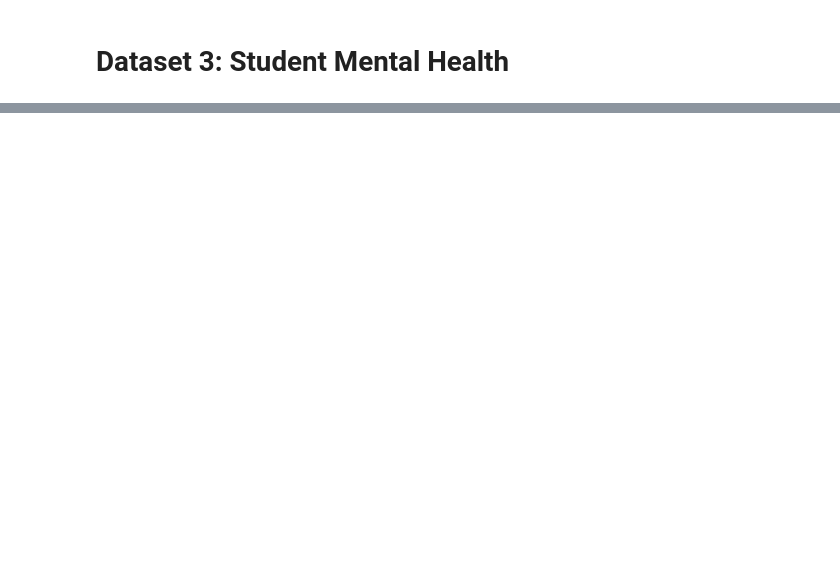
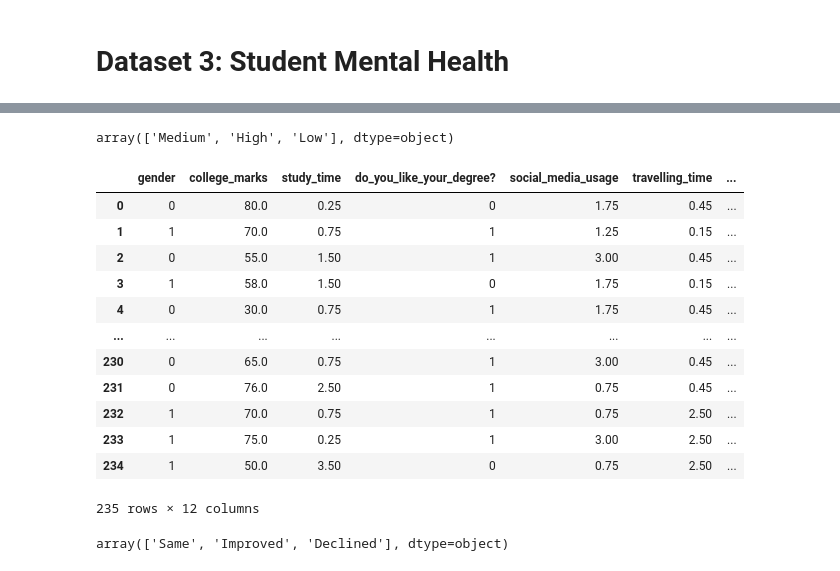
Before and after one commit to Ashmita-15/CogniBurn, a Jupyter notebook: Dataset_preprocessing.ipynb, the cells around one changed output, grey strips where cells are left out. Drawn from its saved outputs; the diff is of its cells as text; code cells hidden in the pictures; blank space fills up the shorter version.

```diff
--- a/Dataset_preprocessing.ipynb
+++ b/Dataset_preprocessing.ipynb
@@ -282,0 +375,4 @@ df1['burnout_level'] = pd.qcut(
+# %%
+df2['stress_level'].unique()
+# %% [output]
+array(['Medium', 'High', 'Low'], dtype=object)
@@ -282,0 +387,16 @@ df1['burnout_level'] = pd.qcut(
+# %%
+df
+# %% [output]
+|  | gender | college_marks | study_time | do_you_like_your_degree? | social_media_usage | travelling_time | ... |
+| 0 | 0 | 80.0 | 0.25 | 0 | 1.75 | 0.45 | ... |
+| 1 | 1 | 70.0 | 0.75 | 1 | 1.25 | 0.15 | ... |
+| 2 | 0 | 55.0 | 1.50 | 1 | 3.00 | 0.45 | ... |
+| 3 | 1 | 58.0 | 1.50 | 0 | 1.75 | 0.15 | ... |
+| 4 | 0 | 30.0 | 0.75 | 1 | 1.75 | 0.45 | ... |
+| ... | ... | ... | ... | ... | ... | ... | ... |
+| 230 | 0 | 65.0 | 0.75 | 1 | 3.00 | 0.45 | ... |
+| 231 | 0 | 76.0 | 2.50 | 1 | 0.75 | 0.45 | ... |
+| 232 | 1 | 70.0 | 0.75 | 1 | 0.75 | 2.50 | ... |
+| 233 | 1 | 75.0 | 0.25 | 1 | 3.00 | 2.50 | ... |
+| 234 | 1 | 50.0 | 3.50 | 0 | 0.75 | 2.50 | ... |
+235 rows × 12 columns
@@ -282,0 +408,4 @@ df1['burnout_level'] = pd.qcut(
+# %%
+df2['academic_performance_change'].unique()
+# %% [output]
+array(['Same', 'Improved', 'Declined'], dtype=object)
```
Also changed, not shown: parts of 39 cells of this notebook, 5 other files.
